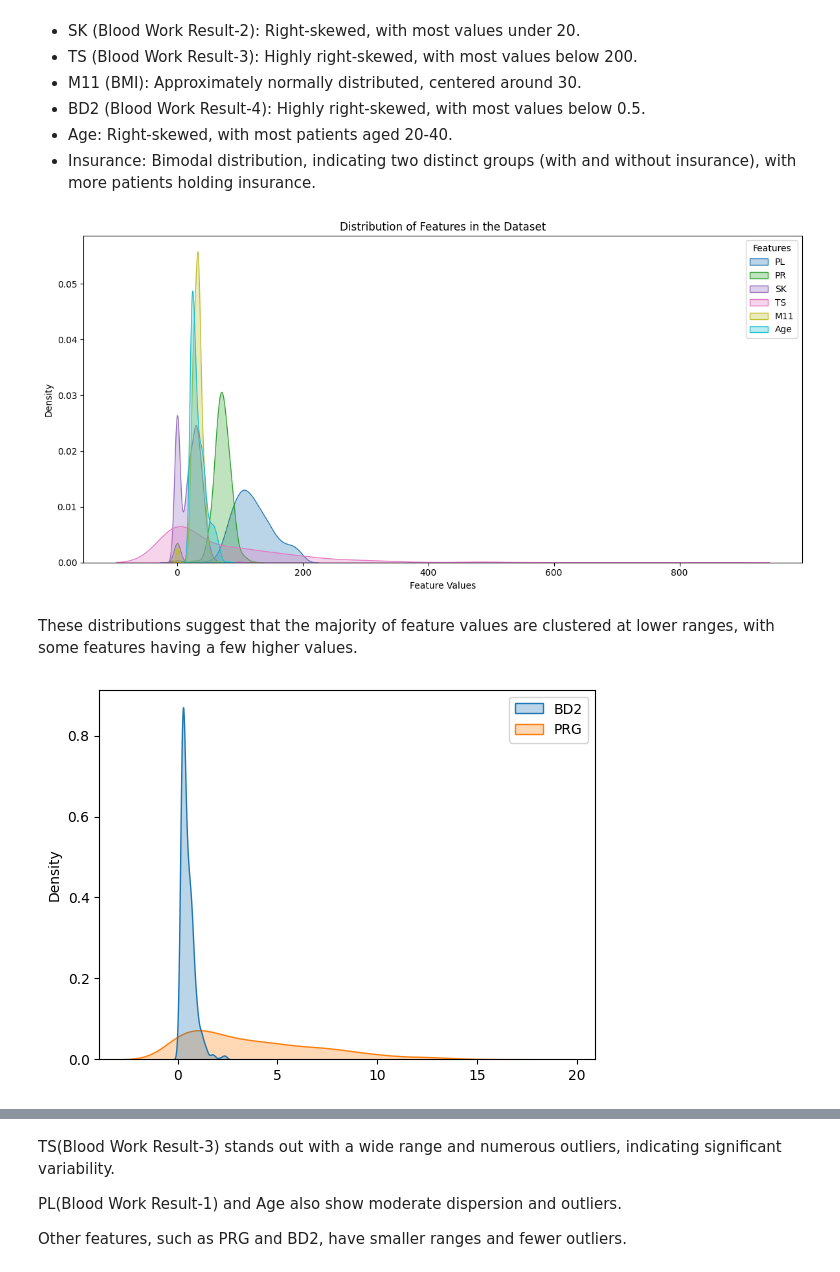
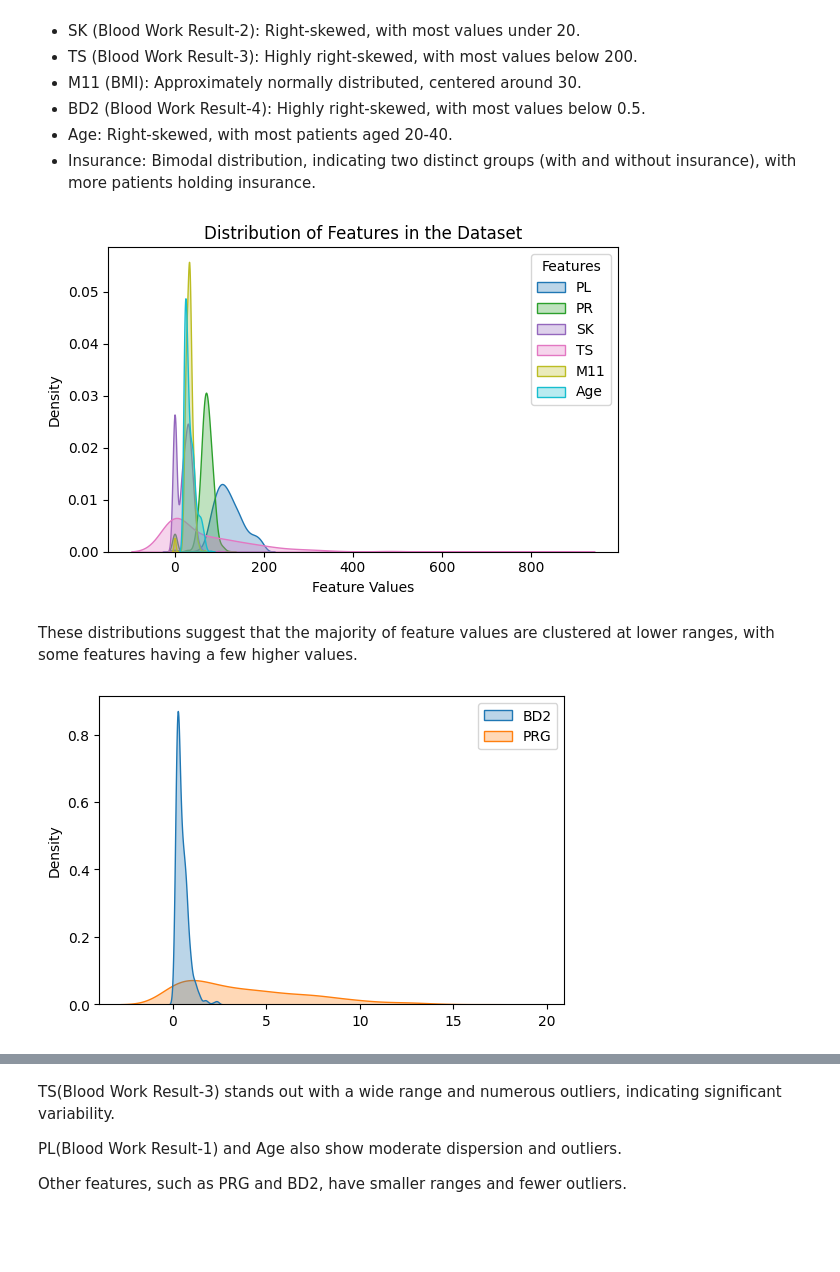
Before and after one commit to heldana30/Building_ML_APIs_With_FastAPI, a Jupyter notebook: Notebook/api.ipynb, the cells around one changed output, grey strips where cells are left out. Cells and saved outputs as stored; diff of their text form; code cells hidden in the pictures; blank space fills up the shorter version.

```diff
--- a/Notebook/api.ipynb
+++ b/Notebook/api.ipynb
@@ -200,38 +200,39 @@ plt.show()
 - Insurance: Bimodal distribution, indicating two distinct groups (with and without insurance), with more patients holding insurance.
 # %%
 cols_to_plot = train_df.drop(['ID','BD2', 'PRG', 'Insurance', 'Sepsis'], axis=1).columns
-plt.figure(figsize=(12,6))
+plt.figure(figsize=(6,4))
 
 # Create a colormap object for assigning different colors
 
 cmap = plt.get_cmap('tab10')
 num_colors = len(cols_to_plot)
 
 for i, col in enumerate(cols_to_plot):
 
     #Generate color based on index and number of colors
     color = cmap(i / (num_colors - 1))
 
     #Create the KDE plot for each feature on top of the histogram
     sns.kdeplot(train_df[col], fill=True, color = color, alpha=0.3, label=col)
 
 # Adjust plot elements
 
 plt.xlabel('Feature Values')
 plt.ylabel('Density')
 plt.title('Distribution of Features in the Dataset')
 plt.legend(title='Features')
 plt.tight_layout()
 
 plt.show()
 # %% [output]
-[figure, old version]
+[figure, new version]
 # %% [markdown]
 These distributions suggest that the majority of feature values are clustered at lower ranges, with some features having a few higher values.
 # %%
+plt.figure(figsize=(6,4))
 col = train_df[['BD2', 'PRG']]
 sns.kdeplot(col, fill=True, color=color, alpha=0.3, label=col)
 plt.show()
 # %% [output]
-[figure, old version]
+[figure, new version]
 # %%
```
Also changed, not shown: parts of 11 cells of this notebook.
